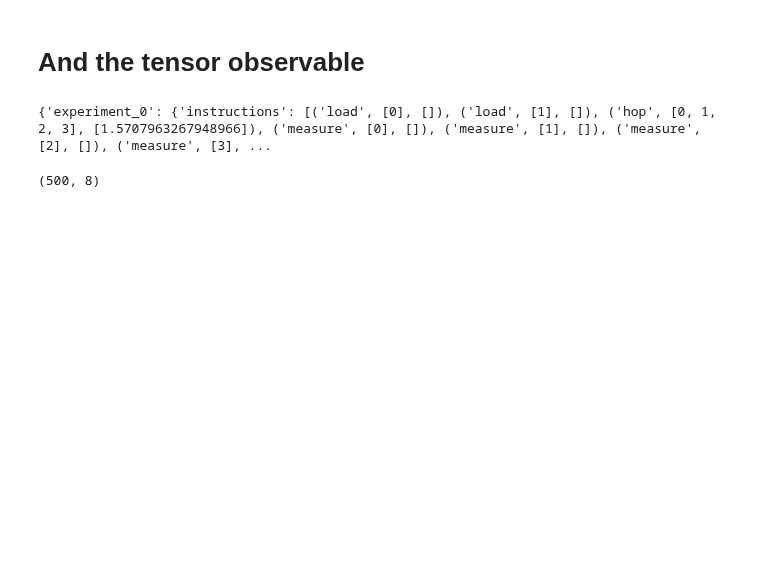
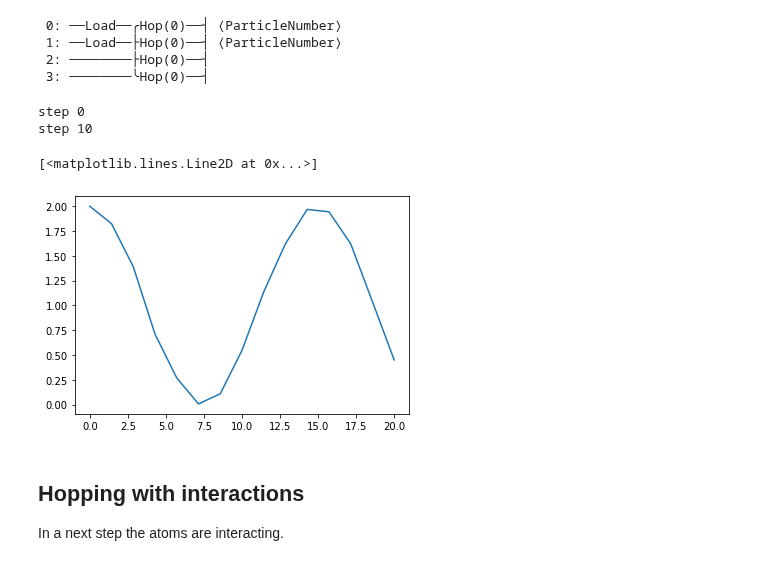
Before and after one commit to synqs/pennylane-ls, a Jupyter notebook: examples/Fermions_in_double_well.ipynb, the cells around one changed output. Saved outputs shown, nothing was run; the diff lists cells and outputs as text; code cells hidden in the pictures; blank space fills up the shorter version.

Commit message:
First notebook for #6
The interaction is certainly not doing what it should do.

```diff
--- a/examples/Fermions_in_double_well.ipynb
+++ b/examples/Fermions_in_double_well.ipynb
@@ -42,4 +40,32 @@ tensor([1., 1.], requires_grad=True)
-# %% [markdown]
-# And the tensor observable
+# %%
+print(simple_hopping.draw())
+# %% [output]
+ 0: ──Load──╭Hop(0)──┤ ⟨ParticleNumber⟩
+ 1: ──Load──├Hop(0)──┤ ⟨ParticleNumber⟩
+ 2: ────────├Hop(0)──┤
+ 3: ────────╰Hop(0)──┤
+# %%
+Ntimes = 15;
+times = np.linspace(0, 20, Ntimes)*1e-3;
+J =2*np.pi*134/2;
+means = np.zeros((2,Ntimes));
+for i in range(Ntimes):
+    if i%10==0:
+        print("step", i)
+    # Calculate the resulting states after each rotation
+    means[:,i] = simple_hopping(J*times[i])
+# %% [output]
+step 0
+step 10
+# %%
+f, ax = plt.subplots()
+ax.plot(times*1e3, means.sum(axis=0))
+# %% [output]
+[<matplotlib.lines.Line2D at 0x...>]
+[figure, added]
+# %% [markdown]
+## Hopping with interactions
+
+In a next step the atoms are interacting.
 # %%
 @qml.qnode(FermionDevice)
@@ -63,8 +90,0 @@ def simple_hopping(theta = 0):
-# %%
-readout = simple_hopping(np.pi)
-# %% [output]
-{'experiment_0': {'instructions': [('load', [0], []), ('load', [1], []), ('hop', [0, 1, 2, 3], [1.5707963267948966]), ('measure', [0], []), ('measure', [1], []), ('measure', [2], []), ('measure', [3], ...
-# %%
-readout.shape
-# %% [output]
-(500, 8)
```
Also changed, not shown: parts of 11 cells of this notebook, 1 other file.
